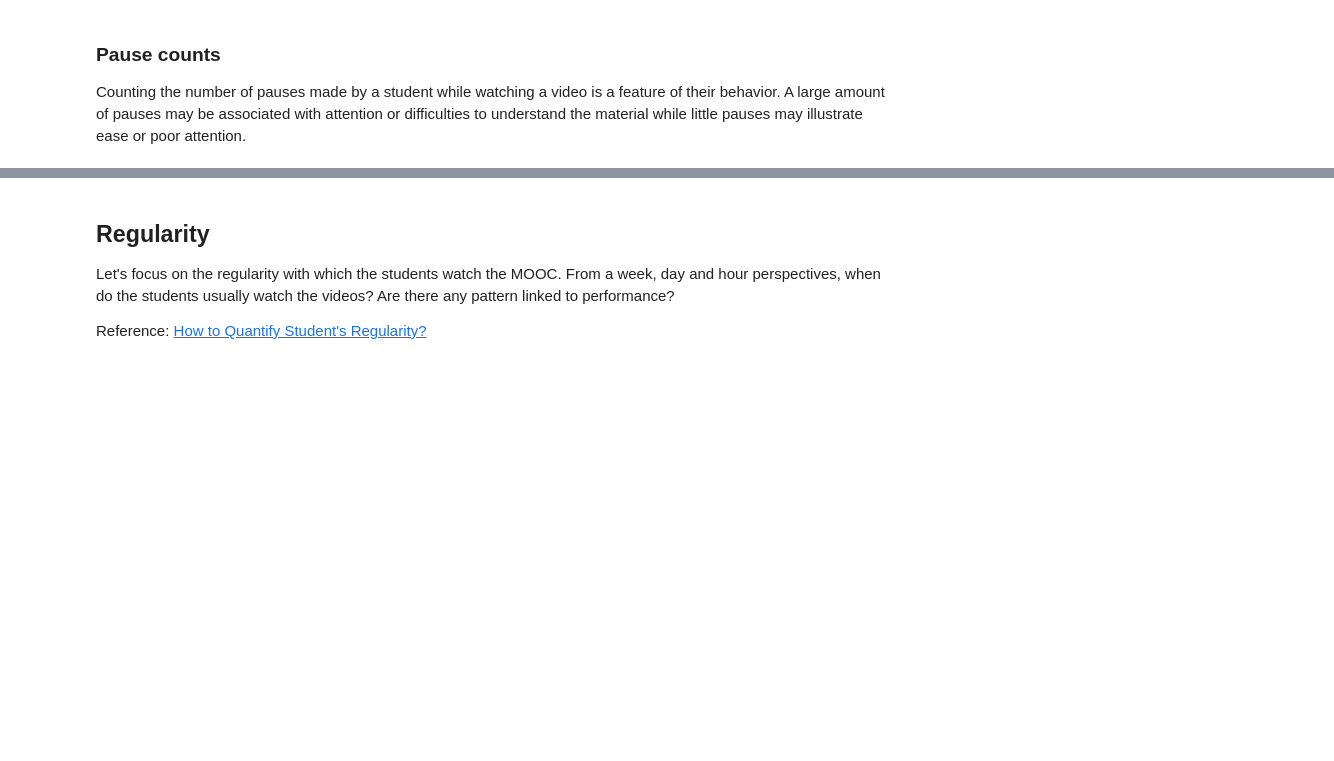
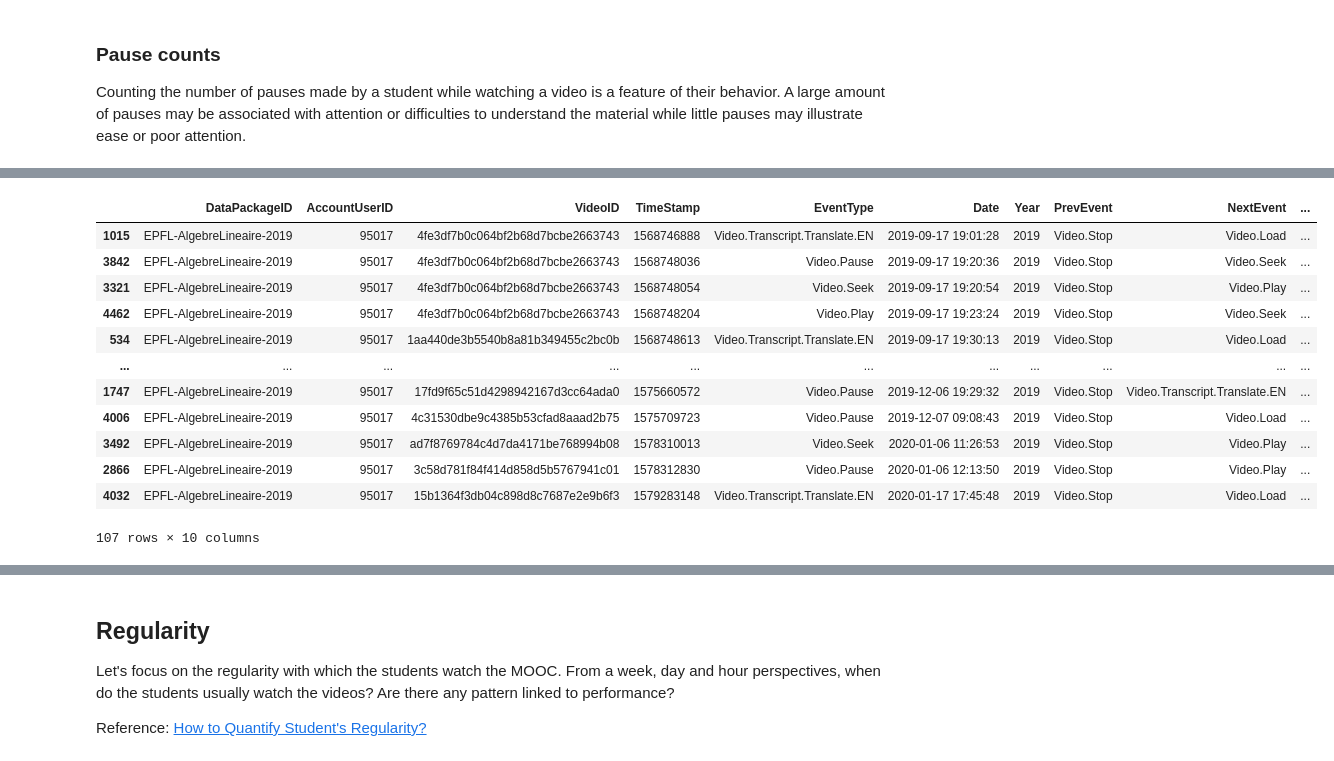
Before and after one commit to epfl-ml4ed/flipped-classroom, a Jupyter notebook: notebooks/preliminary_exploratory_analysis.ipynb, the cells around one changed output, grey strips where cells are left out. Saved outputs shown, nothing was run; the diff lists cells and outputs as text; code cells hidden in the pictures; blank space fills up the shorter version.

```diff
--- a/notebooks/preliminary_exploratory_analysis.ipynb
+++ b/notebooks/preliminary_exploratory_analysis.ipynb
@@ -331,0 +332,2 @@ Counting the number of pauses made by a student while watching a video is a feat
+# %%
+video_events = getVideoEvents()
@@ -331,0 +352,20 @@ Counting the number of pauses made by a student while watching a video is a feat
+# %%
+user_event = video_events[(video_events.AccountUserID == '95017')].sort_values(by="TimeStamp")
+# %%
+user_event['NextEvent'] = user_event['EventType'].shift(-1)
+# %%
+user_event.loc[(user_event.PrevEvent == 'Video.Stop') ]
+# %% [output]
+|  | DataPackageID | AccountUserID | VideoID | TimeStamp | EventType | Date | Year | PrevEvent | NextEvent | ... |
+| 1015 | EPFL-AlgebreLineaire-2019 | 95017 | 4fe3df7b0c064bf2b68d7bcbe2663743 | 1568746888 | Video.Transcript.Translate.EN | 2019-09-17 19:01:28 | 2019 | Video.Stop | Video.Load | ... |
+| 3842 | EPFL-AlgebreLineaire-2019 | 95017 | 4fe3df7b0c064bf2b68d7bcbe2663743 | 1568748036 | Video.Pause | 2019-09-17 19:20:36 | 2019 | Video.Stop | Video.Seek | ... |
+| 3321 | EPFL-AlgebreLineaire-2019 | 95017 | 4fe3df7b0c064bf2b68d7bcbe2663743 | 1568748054 | Video.Seek | 2019-09-17 19:20:54 | 2019 | Video.Stop | Video.Play | ... |
+| 4462 | EPFL-AlgebreLineaire-2019 | 95017 | 4fe3df7b0c064bf2b68d7bcbe2663743 | 1568748204 | Video.Play | 2019-09-17 19:23:24 | 2019 | Video.Stop | Video.Seek | ... |
+| 534 | EPFL-AlgebreLineaire-2019 | 95017 | 1aa440de3b5540b8a81b349455c2bc0b | 1568748613 | Video.Transcript.Translate.EN | 2019-09-17 19:30:13 | 2019 | Video.Stop | Video.Load | ... |
+| ... | ... | ... | ... | ... | ... | ... | ... | ... | ... | ... |
+| 1747 | EPFL-AlgebreLineaire-2019 | 95017 | 17fd9f65c51d4298942167d3cc64ada0 | 1575660572 | Video.Pause | 2019-12-06 19:29:32 | 2019 | Video.Stop | Video.Transcript.Translate.EN | ... |
+| 4006 | EPFL-AlgebreLineaire-2019 | 95017 | 4c31530dbe9c4385b53cfad8aaad2b75 | 1575709723 | Video.Pause | 2019-12-07 09:08:43 | 2019 | Video.Stop | Video.Load | ... |
+| 3492 | EPFL-AlgebreLineaire-2019 | 95017 | ad7f8769784c4d7da4171be768994b08 | 1578310013 | Video.Seek | 2020-01-06 11:26:53 | 2019 | Video.Stop | Video.Play | ... |
+| 2866 | EPFL-AlgebreLineaire-2019 | 95017 | 3c58d781f84f414d858d5b5767941c01 | 1578312830 | Video.Pause | 2020-01-06 12:13:50 | 2019 | Video.Stop | Video.Play | ... |
+| 4032 | EPFL-AlgebreLineaire-2019 | 95017 | 15b1364f3db04c898d8c7687e2e9b6f3 | 1579283148 | Video.Transcript.Translate.EN | 2020-01-17 17:45:48 | 2019 | Video.Stop | Video.Load | ... |
+107 rows × 10 columns
```
Also changed, not shown: parts of 7 cells of this notebook, 6 other files.
